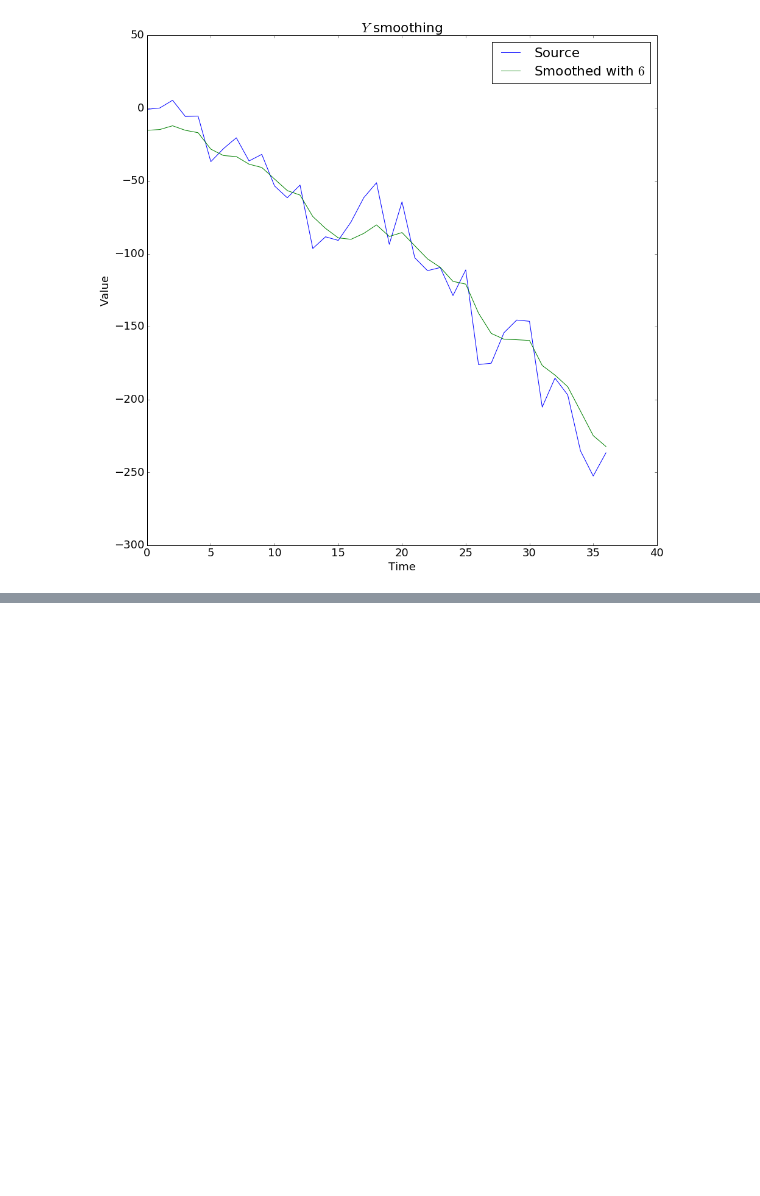
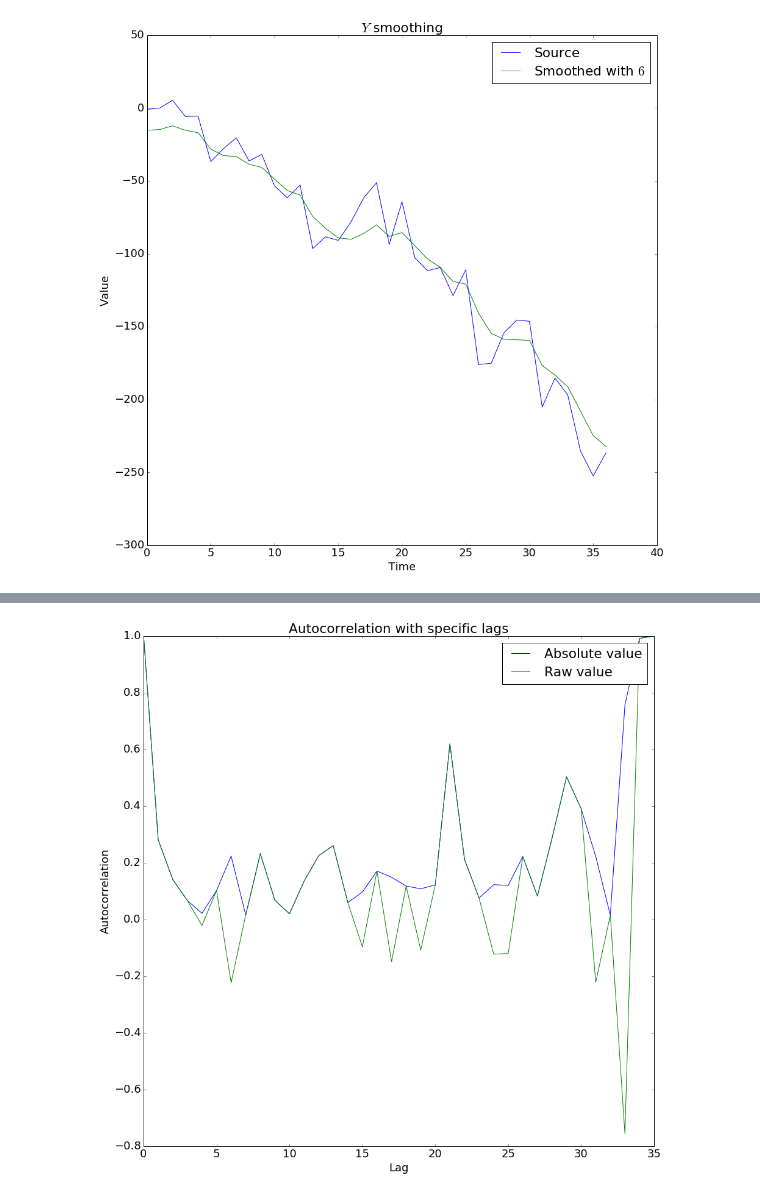
Before and after one commit to definability/statistical-analysis, a Jupyter notebook: course/Notebook/Coursework.ipynb, the cells around one changed output, grey strips where cells are left out. Saved outputs shown, nothing was run; the diff lists cells and outputs as text; code cells hidden in the pictures; blank space fills up the shorter version.

Commit message:
Analyzing autocorrelation

```diff
--- a/course/Notebook/Coursework.ipynb
+++ b/course/Notebook/Coursework.ipynb
@@ -232,0 +243,16 @@ plt.show()
+# %%
+max_lag = errors.size - 1
+
+autocorrelation = array([Series(errors).autocorr(i) for i in range(max_lag)])
+
+plt.plot(list(range(max_lag)), abs(autocorrelation), label='Absolute value')
+plt.plot(list(range(max_lag)), autocorrelation, label='Raw value')
+
+plt.title('Autocorrelation with specific lags')
+plt.xlabel('Lag')
+plt.ylabel('Autocorrelation')
+plt.legend()
+
+plt.show()
+# %% [output]
+[figure, added]
```
Also changed, not shown: parts of 1 cell of this notebook.
